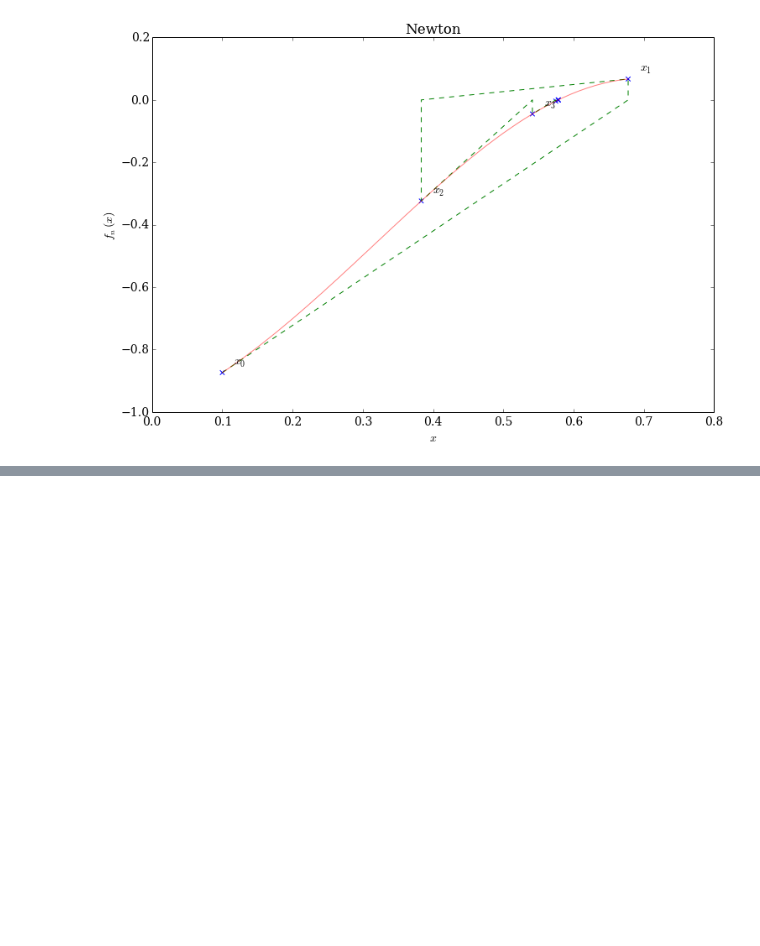
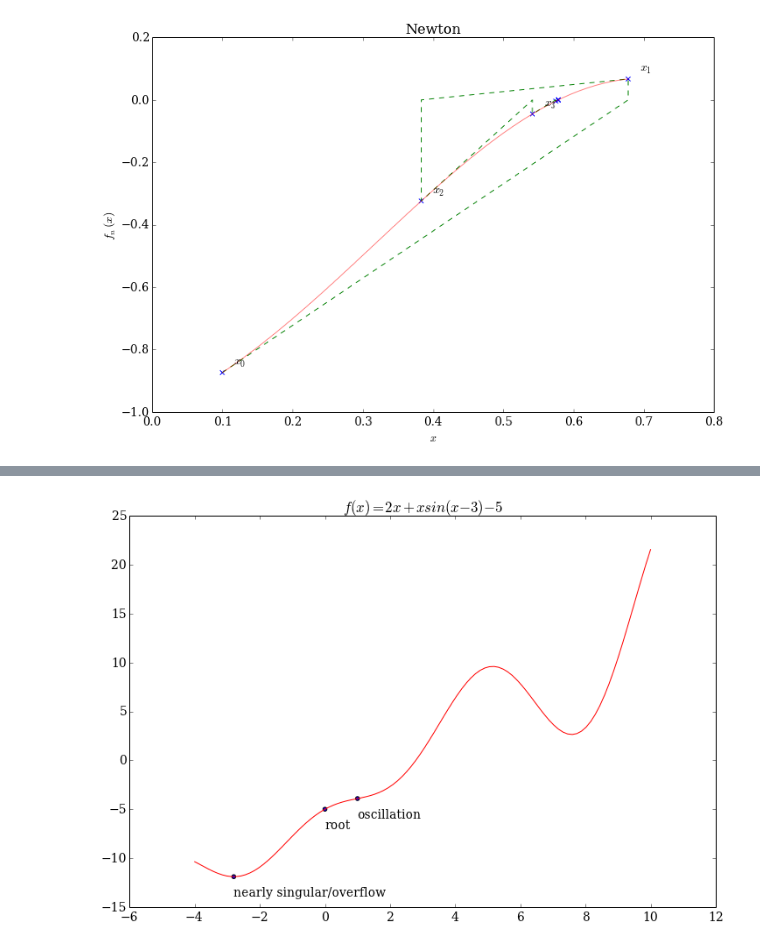
Before and after one commit to philippslang/nummet_I, a Jupyter notebook: NonLinearRoots.ipynb, the cells around one changed output, grey strips where cells are left out. Saved outputs shown, nothing was run; the diff lists cells and outputs as text; code cells hidden in the pictures; blank space fills up the shorter version.

```diff
--- a/NonLinearRoots.ipynb
+++ b/NonLinearRoots.ipynb
@@ -375,0 +404,18 @@ other <a href="http://qucs.sourceforge.net/tech/node29.html">convergence</a> iss
+# %%
+def f2(x):
+    return 2*x + x*np.sin(x-3) - 5
+# %%
+x = np.linspace(-4, 10, 100)
+y = f2(x)
+# %%
+fig, ax = plt.subplots()
+ax.plot(x, y, color='r')
+xs = [0., -2.8, 1.]
+texts = ['root', 'nearly singular/overflow', 'oscillation']
+for i in range(len(xs)):
+    ax.scatter([xs[i]], [f2(xs[i])])
+    ax.text(xs[i], f2(xs[i])-2, texts[i])
+plt.title('$f(x)= 2x + x sin(x-3) - 5$')
+plt.show()
+# %% [output]
+[figure, added]
```
Also changed, not shown: parts of 20 cells of this notebook, 1 other file.
